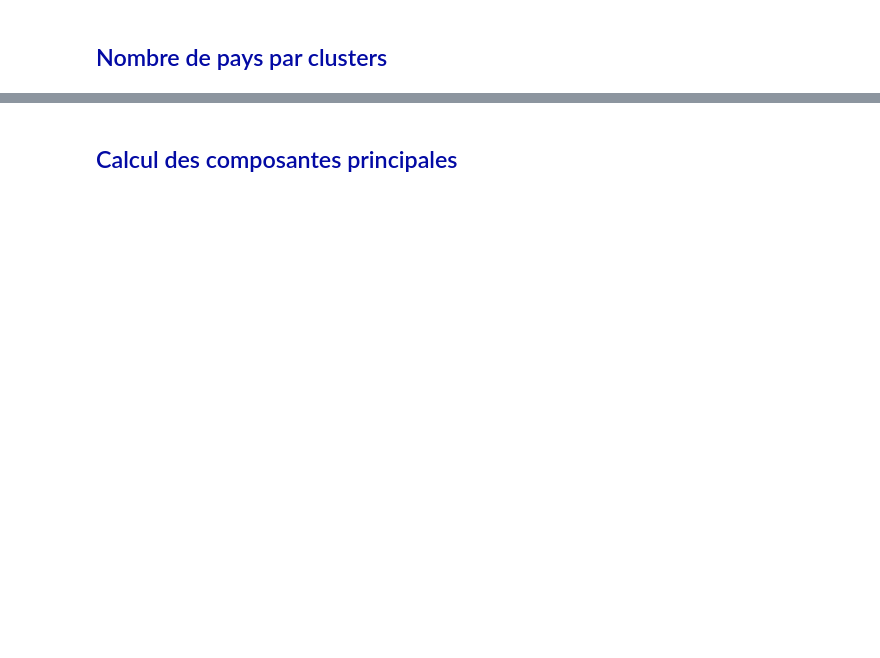
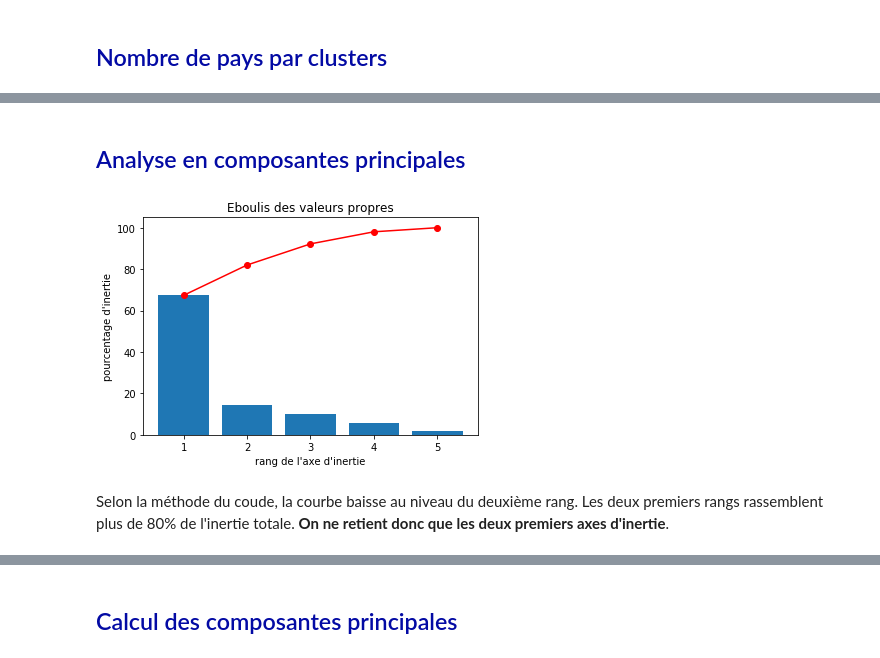
Before and after one commit to MattSioll/DataAnalyst, a Jupyter notebook: Projet 5/Projet 5.ipynb, the cells around one changed output, grey strips where cells are left out. Saved outputs shown, nothing was run; the diff lists cells and outputs as text; code cells hidden in the pictures; blank space fills up the shorter version.

```diff
--- a/Projet 5/Projet 5.ipynb
+++ b/Projet 5/Projet 5.ipynb
@@ -189 +194,28 @@ cluster
 Name: Nombre d'états, dtype: int64
+# %% [markdown]
+<a id="chapitre_5"></a>
+## <span style="color: #030aa4">Analyse en composantes principales</span>
+# %%
+# choix du nombre de composantes à calculer
+n_comp = 5
+
+# Calcul des composantes principales
+pca = decomposition.PCA(n_components=n_comp)
+pca.fit(X_scaled)
+
+# Eboulis des valeurs propres
+
+def display_scree_plot(pca):
+    scree = pca.explained_variance_ratio_*100
+    plt.bar(np.arange(len(scree))+1, scree)
+    plt.plot(np.arange(len(scree))+1, scree.cumsum(),c="red",marker='o')
+    plt.xlabel("rang de l'axe d'inertie")
+    plt.ylabel("pourcentage d'inertie")
+    plt.title("Eboulis des valeurs propres")
+    plt.show(block=False)
+
+display_scree_plot(pca)
+# %% [output]
+[figure, added]
+# %% [markdown]
+Selon la méthode du coude, la courbe baisse au niveau du deuxième rang. Les deux premiers rangs rassemblent plus de 80% de l'inertie totale. **On ne retient donc que les deux premiers axes d'inertie**.
```
Also changed, not shown: parts of 59 cells of this notebook.
